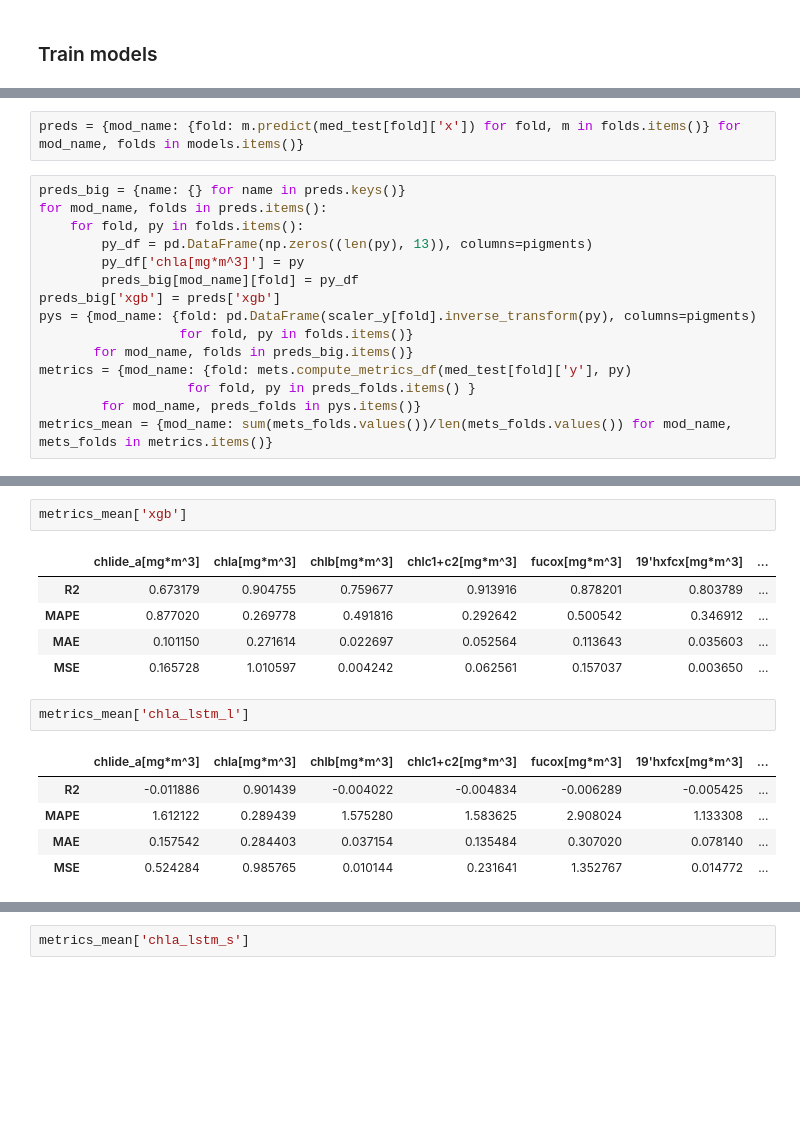
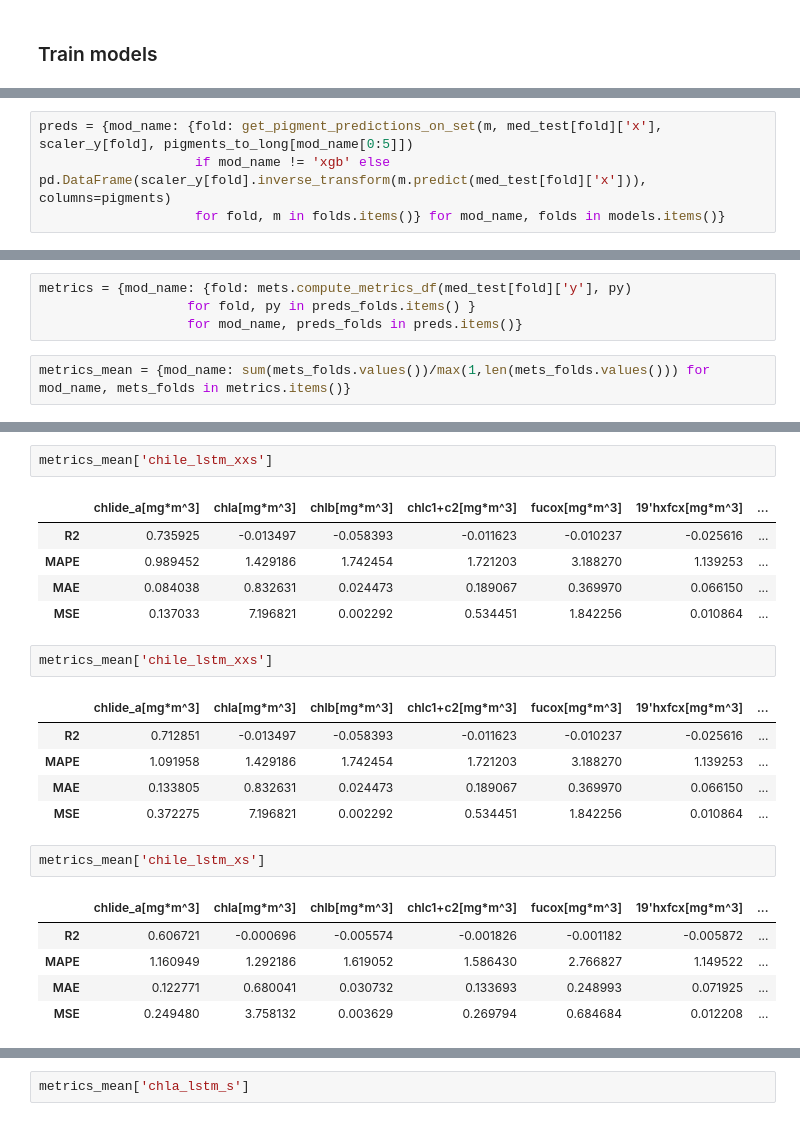
Before and after one commit to Kissyfur/pigment-retrieval-from-olci, a Jupyter notebook: notebooks/training_and_validation/training and evaluation.ipynb, the cells around one changed output, grey strips where cells are left out. Drawn from its saved outputs; the diff is of its cells as text; blank space fills up the shorter version.

Commit message:
Train bilstm per pigment

```diff
--- a/notebooks/training_and_validation/training and evaluation.ipynb
+++ b/notebooks/training_and_validation/training and evaluation.ipynb
@@ -336,17 +524,4 @@ IndexError: too many indices for array: array is 1-dimensional, but 2 were index
 # %%
-preds = {mod_name: {fold: m.predict(med_test[fold]['x']) for fold, m in folds.items()} for mod_name, folds in models.items()}
+preds = {mod_name: {fold: get_pigment_predictions_on_set(m, med_test[fold]['x'], scaler_y[fold], pigments_to_long[mod_name[0:5]])
+                    if mod_name != 'xgb' else pd.DataFrame(scaler_y[fold].inverse_transform(m.predict(med_test[fold]['x'])), columns=pigments)
+                    for fold, m in folds.items()} for mod_name, folds in models.items()}
-# %%
-preds_big = {name: {} for name in preds.keys()}
-for mod_name, folds in preds.items():
-    for fold, py in folds.items():
-        py_df = pd.DataFrame(np.zeros((len(py), 13)), columns=pigments)
-        py_df['chla[mg*m^3]'] = py
-        preds_big[mod_name][fold] = py_df
-preds_big['xgb'] = preds['xgb']
-pys = {mod_name: {fold: pd.DataFrame(scaler_y[fold].inverse_transform(py), columns=pigments)
-                  for fold, py in folds.items()}
-       for mod_name, folds in preds_big.items()}
-metrics = {mod_name: {fold: mets.compute_metrics_df(med_test[fold]['y'], py)
-                   for fold, py in preds_folds.items() }
-        for mod_name, preds_folds in pys.items()}
-metrics_mean = {mod_name: sum(mets_folds.values())/len(mets_folds.values()) for mod_name, mets_folds in metrics.items()}
@@ -371,0 +528,6 @@ R2_compare
+# %%
+metrics = {mod_name: {fold: mets.compute_metrics_df(med_test[fold]['y'], py)
+                   for fold, py in preds_folds.items() }
+                   for mod_name, preds_folds in preds.items()}
+# %%
+metrics_mean = {mod_name: sum(mets_folds.values())/max(1,len(mets_folds.values())) for mod_name, mets_folds in metrics.items()}
@@ -372,16 +686,24 @@ R2_compare
+# %%
+metrics_mean['chile_lstm_xxs']
+# %% [output]
+|  | chlide_a[mg*m^3] | chla[mg*m^3] | chlb[mg*m^3] | chlc1+c2[mg*m^3] | fucox[mg*m^3] | 19'hxfcx[mg*m^3] | ... |
+| R2 | 0.735925 | -0.013497 | -0.058393 | -0.011623 | -0.010237 | -0.025616 | ... |
+| MAPE | 0.989452 | 1.429186 | 1.742454 | 1.721203 | 3.188270 | 1.139253 | ... |
+| MAE | 0.084038 | 0.832631 | 0.024473 | 0.189067 | 0.369970 | 0.066150 | ... |
+| MSE | 0.137033 | 7.196821 | 0.002292 | 0.534451 | 1.842256 | 0.010864 | ... |
 # %%
-metrics_mean['xgb']
+metrics_mean['chile_lstm_xxs']
 # %% [output]
 |  | chlide_a[mg*m^3] | chla[mg*m^3] | chlb[mg*m^3] | chlc1+c2[mg*m^3] | fucox[mg*m^3] | 19'hxfcx[mg*m^3] | ... |
-| R2 | 0.673179 | 0.904755 | 0.759677 | 0.913916 | 0.878201 | 0.803789 | ... |
-| MAPE | 0.877020 | 0.269778 | 0.491816 | 0.292642 | 0.500542 | 0.346912 | ... |
-| MAE | 0.101150 | 0.271614 | 0.022697 | 0.052564 | 0.113643 | 0.035603 | ... |
-| MSE | 0.165728 | 1.010597 | 0.004242 | 0.062561 | 0.157037 | 0.003650 | ... |
+| R2 | 0.712851 | -0.013497 | -0.058393 | -0.011623 | -0.010237 | -0.025616 | ... |
+| MAPE | 1.091958 | 1.429186 | 1.742454 | 1.721203 | 3.188270 | 1.139253 | ... |
+| MAE | 0.133805 | 0.832631 | 0.024473 | 0.189067 | 0.369970 | 0.066150 | ... |
+| MSE | 0.372275 | 7.196821 | 0.002292 | 0.534451 | 1.842256 | 0.010864 | ... |
 # %%
-metrics_mean['chla_lstm_l']
+metrics_mean['chile_lstm_xs']
 # %% [output]
 |  | chlide_a[mg*m^3] | chla[mg*m^3] | chlb[mg*m^3] | chlc1+c2[mg*m^3] | fucox[mg*m^3] | 19'hxfcx[mg*m^3] | ... |
-| R2 | -0.011886 | 0.901439 | -0.004022 | -0.004834 | -0.006289 | -0.005425 | ... |
-| MAPE | 1.612122 | 0.289439 | 1.575280 | 1.583625 | 2.908024 | 1.133308 | ... |
-| MAE | 0.157542 | 0.284403 | 0.037154 | 0.135484 | 0.307020 | 0.078140 | ... |
-| MSE | 0.524284 | 0.985765 | 0.010144 | 0.231641 | 1.352767 | 0.014772 | ... |
+| R2 | 0.606721 | -0.000696 | -0.005574 | -0.001826 | -0.001182 | -0.005872 | ... |
+| MAPE | 1.160949 | 1.292186 | 1.619052 | 1.586430 | 2.766827 | 1.149522 | ... |
+| MAE | 0.122771 | 0.680041 | 0.030732 | 0.133693 | 0.248993 | 0.071925 | ... |
+| MSE | 0.249480 | 3.758132 | 0.003629 | 0.269794 | 0.684684 | 0.012208 | ... |
```
Also changed, not shown: parts of 50 cells of this notebook.
